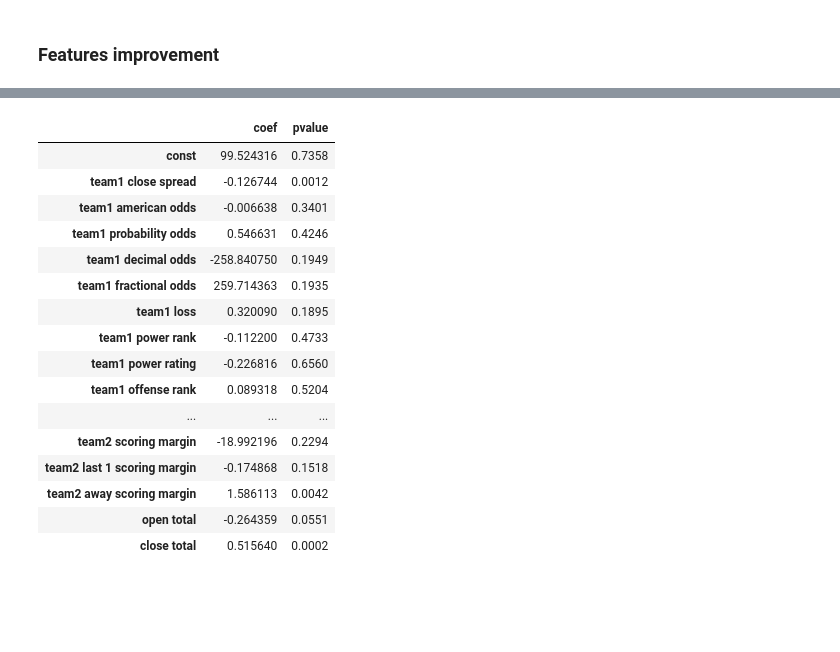
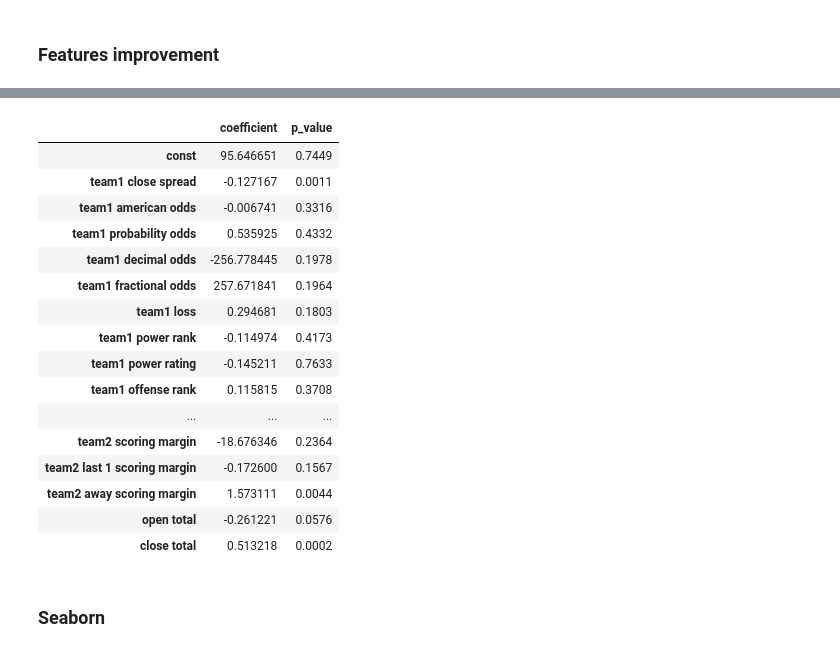
Before and after one commit to tamle7422/regression, a Jupyter notebook: nba.ipynb, the cells around one changed output, grey strips where cells are left out. Saved outputs shown, nothing was run; the diff lists cells and outputs as text; code cells hidden in the pictures; blank space fills up the shorter version.

```diff
--- a/nba.ipynb
+++ b/nba.ipynb
@@ -756,11 +721,9 @@ dropFeat = [
     'team1 power rank',
     'team1 power rating',
     'team1 offense rank',
-    'team1 home field advantage',
     'team1 schedule rank number',
     'team1 schedule rank decimal',
     # 'team1 conference',
-    'team1 assists',
     'team1 defensive rebounds',
     'team1 offensive rebounds',
     'team1 opponent points',
@@ -942,22 +905,24 @@ Notes:
 strong multicollinearity problems or that the design matrix is singular.
 # %%
-pValues = pd.DataFrame({'coef': results.params,'pvalue': round(results.pvalues,4)})
+pValues = pd.DataFrame({'coefficient': results.params,'p_value': round(results.pvalues,4)})
 pValues
 # %% [output]
-|  | coef | pvalue |
-| const | 99.524316 | 0.7358 |
-| team1 close spread | -0.126744 | 0.0012 |
-| team1 american odds | -0.006638 | 0.3401 |
-| team1 probability odds | 0.546631 | 0.4246 |
-| team1 decimal odds | -258.840750 | 0.1949 |
-| team1 fractional odds | 259.714363 | 0.1935 |
-| team1 loss | 0.320090 | 0.1895 |
-| team1 power rank | -0.112200 | 0.4733 |
-| team1 power rating | -0.226816 | 0.6560 |
-| team1 offense rank | 0.089318 | 0.5204 |
+|  | coefficient | p_value |
+| const | 95.646651 | 0.7449 |
+| team1 close spread | -0.127167 | 0.0011 |
+| team1 american odds | -0.006741 | 0.3316 |
+| team1 probability odds | 0.535925 | 0.4332 |
+| team1 decimal odds | -256.778445 | 0.1978 |
+| team1 fractional odds | 257.671841 | 0.1964 |
+| team1 loss | 0.294681 | 0.1803 |
+| team1 power rank | -0.114974 | 0.4173 |
+| team1 power rating | -0.145211 | 0.7633 |
+| team1 offense rank | 0.115815 | 0.3708 |
 | ... | ... | ... |
-| team2 scoring margin | -18.992196 | 0.2294 |
-| team2 last 1 scoring margin | -0.174868 | 0.1518 |
-| team2 away scoring margin | 1.586113 | 0.0042 |
-| open total | -0.264359 | 0.0551 |
-| close total | 0.515640 | 0.0002 |
+| team2 scoring margin | -18.676346 | 0.2364 |
+| team2 last 1 scoring margin | -0.172600 | 0.1567 |
+| team2 away scoring margin | 1.573111 | 0.0044 |
+| open total | -0.261221 | 0.0576 |
+| close total | 0.513218 | 0.0002 |
+# %% [markdown]
+### Seaborn
```
Also changed, not shown: parts of 18 cells of this notebook.
